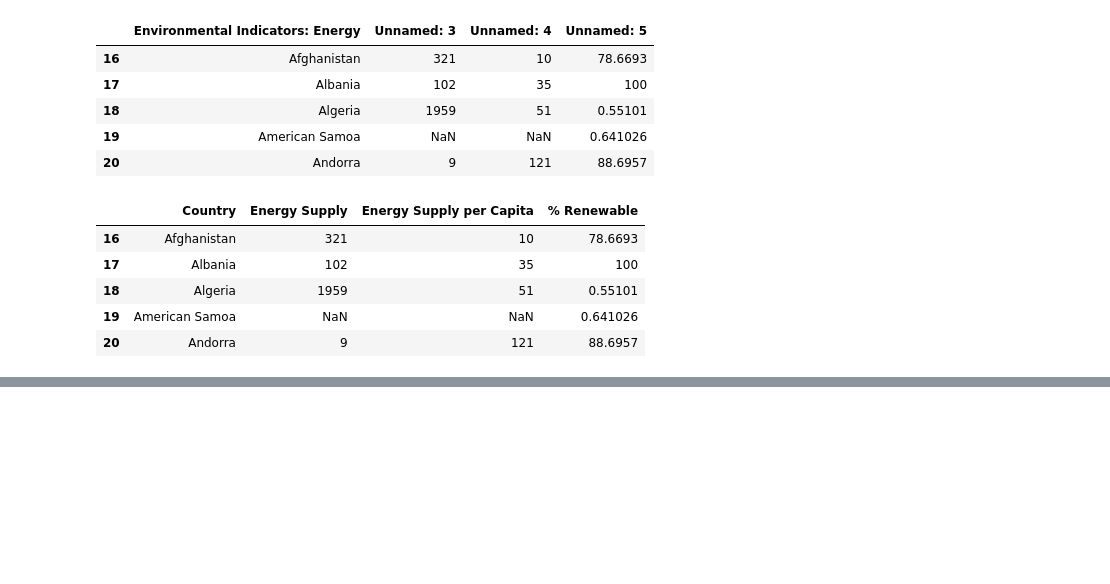
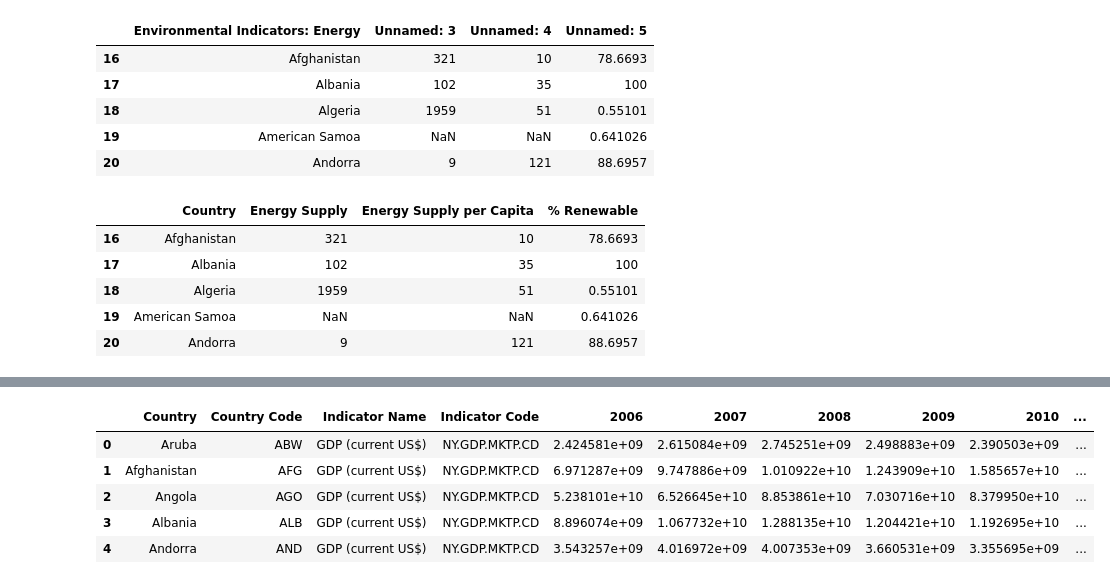
Before and after one commit to shuangsong/umich_datascience_python, a Jupyter notebook: assignment3.ipynb, the cells around one changed output, grey strips where cells are left out. Drawn from its saved outputs; the diff is of its cells as text; code cells hidden in the pictures; blank space fills up the shorter version.

```diff
--- a/assignment3.ipynb
+++ b/assignment3.ipynb
@@ -36,0 +92,10 @@ energy['Country'] = energy['Country'].str.replace('\d+', '')
+# %%
+GDP.rename({'Country Name':'Country'}, axis =1, inplace = True)
+GDP.head()
+# %% [output]
+|  | Country | Country Code | Indicator Name | Indicator Code | 2006 | 2007 | 2008 | 2009 | 2010 | ... |
+| 0 | Aruba | ABW | GDP (current US$) | NY.GDP.MKTP.CD | 2.424581e+09 | 2.615084e+09 | 2.745251e+09 | 2.498883e+09 | 2.390503e+09 | ... |
+| 1 | Afghanistan | AFG | GDP (current US$) | NY.GDP.MKTP.CD | 6.971287e+09 | 9.747886e+09 | 1.010922e+10 | 1.243909e+10 | 1.585657e+10 | ... |
+| 2 | Angola | AGO | GDP (current US$) | NY.GDP.MKTP.CD | 5.238101e+10 | 6.526645e+10 | 8.853861e+10 | 7.030716e+10 | 8.379950e+10 | ... |
+| 3 | Albania | ALB | GDP (current US$) | NY.GDP.MKTP.CD | 8.896074e+09 | 1.067732e+10 | 1.288135e+10 | 1.204421e+10 | 1.192695e+10 | ... |
+| 4 | Andorra | AND | GDP (current US$) | NY.GDP.MKTP.CD | 3.543257e+09 | 4.016972e+09 | 4.007353e+09 | 3.660531e+09 | 3.355695e+09 | ... |
```
Also changed, not shown: parts of 6 cells of this notebook.
